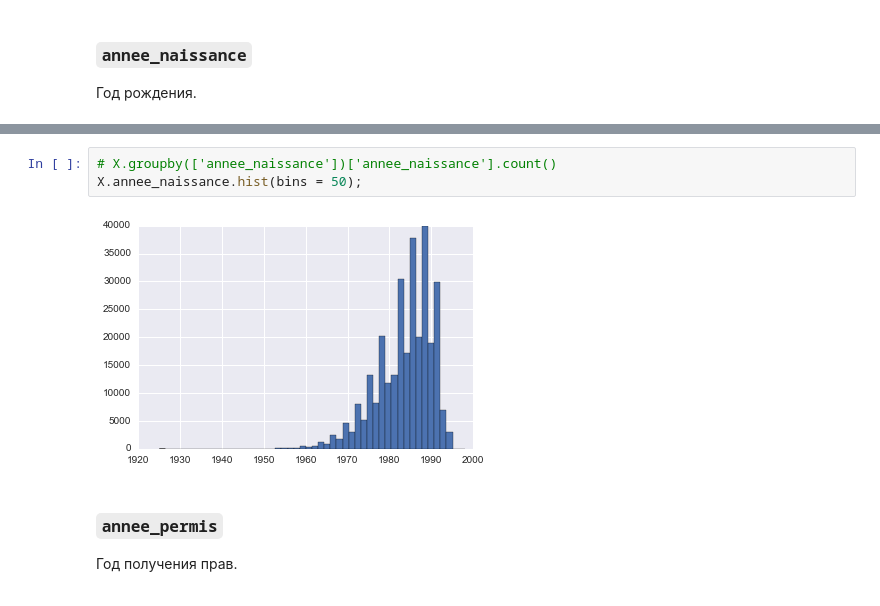
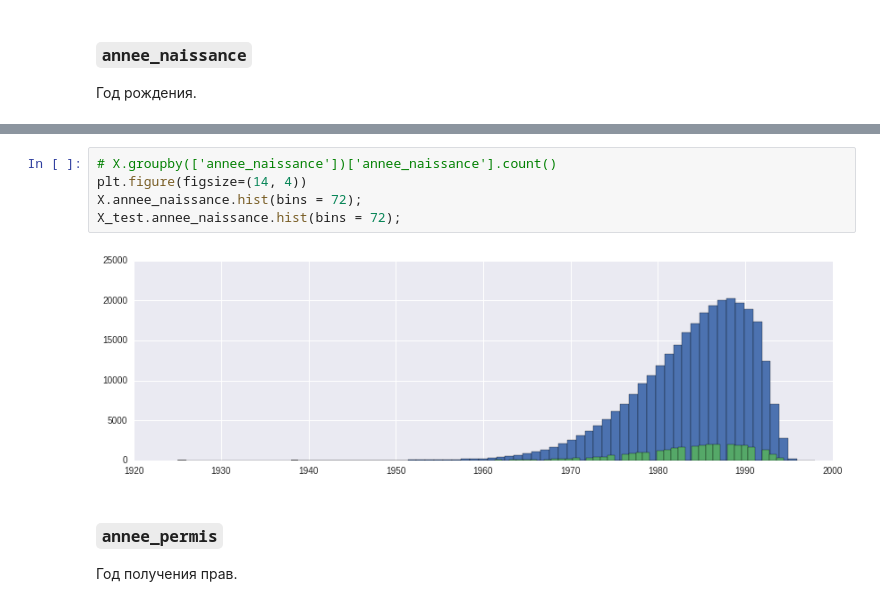
Before and after one commit to demidovakatya/competitions, a Jupyter notebook: exploratory_data_analysis.ipynb, the cells around one changed output, grey strips where cells are left out. Cells and saved outputs as stored; diff of their text form.

```diff
--- a/exploratory_data_analysis.ipynb
+++ b/exploratory_data_analysis.ipynb
@@ -143,8 +156,10 @@ cat_variables = [i for i in df.columns if df[i].dtype == 'O']
 # %%
 # X.groupby(['annee_naissance'])['annee_naissance'].count()
-X.annee_naissance.hist(bins = 50);
+plt.figure(figsize=(14, 4))
+X.annee_naissance.hist(bins = 72);
+X_test.annee_naissance.hist(bins = 72);
 # %% [output]
-[figure, old version]
+[figure, new version]
 # %% [markdown]
 ### `annee_permis`
 
```
Also changed, not shown: parts of 8 cells of this notebook, 1 other file.
